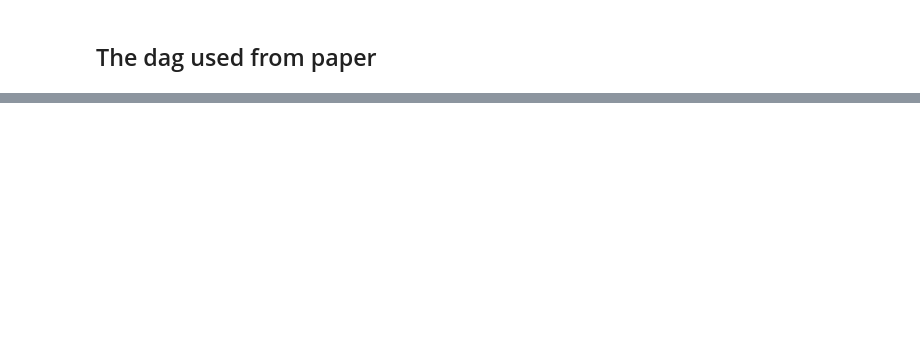
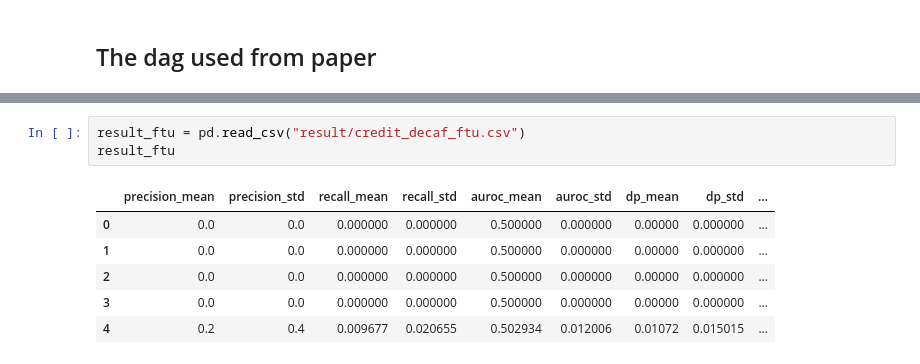
Before and after one commit to ShuaiWang97/UvA_FACT2022, a Jupyter notebook: EXPERIMENT_2.ipynb, the cells around one changed output, grey strips where cells are left out. Drawn from its saved outputs; the diff is of its cells as text; blank space fills up the shorter version.

```diff
--- a/EXPERIMENT_2.ipynb
+++ b/EXPERIMENT_2.ipynb
@@ -373,0 +1056,10 @@ eval_model(synth_data, dataset_test)
+# %%
+result_ftu = pd.read_csv("result/credit_decaf_ftu.csv")
+result_ftu
+# %% [output]
+|  | precision_mean | precision_std | recall_mean | recall_std | auroc_mean | auroc_std | dp_mean | dp_std | ... |
+| 0 | 0.0 | 0.0 | 0.000000 | 0.000000 | 0.500000 | 0.000000 | 0.00000 | 0.000000 | ... |
+| 1 | 0.0 | 0.0 | 0.000000 | 0.000000 | 0.500000 | 0.000000 | 0.00000 | 0.000000 | ... |
+| 2 | 0.0 | 0.0 | 0.000000 | 0.000000 | 0.500000 | 0.000000 | 0.00000 | 0.000000 | ... |
+| 3 | 0.0 | 0.0 | 0.000000 | 0.000000 | 0.500000 | 0.000000 | 0.00000 | 0.000000 | ... |
+| 4 | 0.2 | 0.4 | 0.009677 | 0.020655 | 0.502934 | 0.012006 | 0.01072 | 0.015015 | ... |
```
Also changed, not shown: parts of 29 cells of this notebook, 6 other files.
